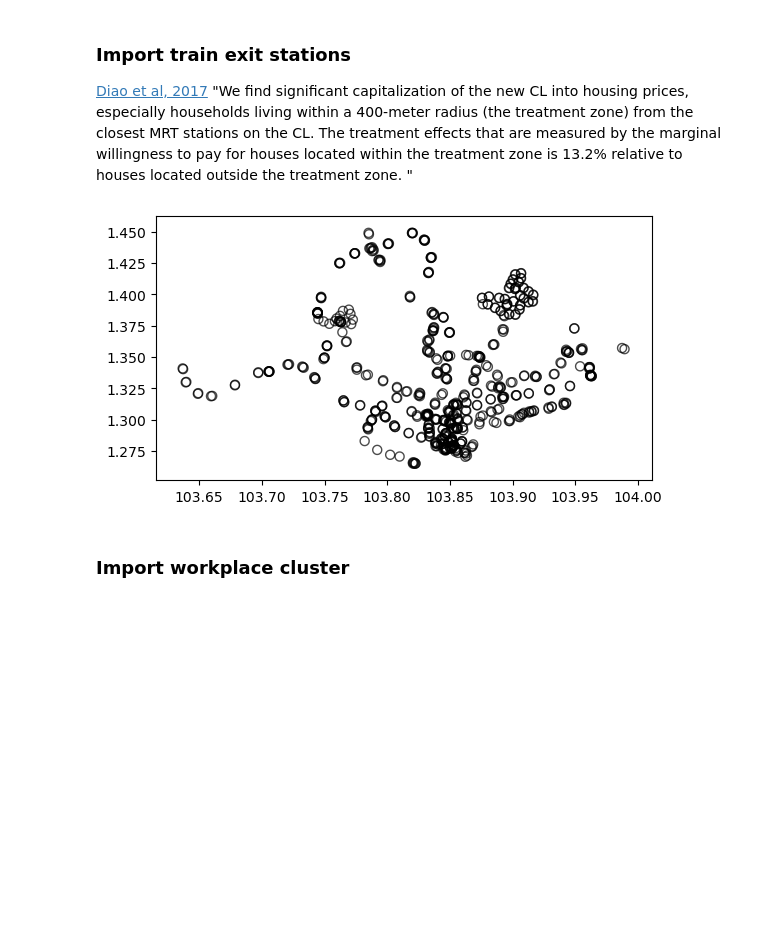
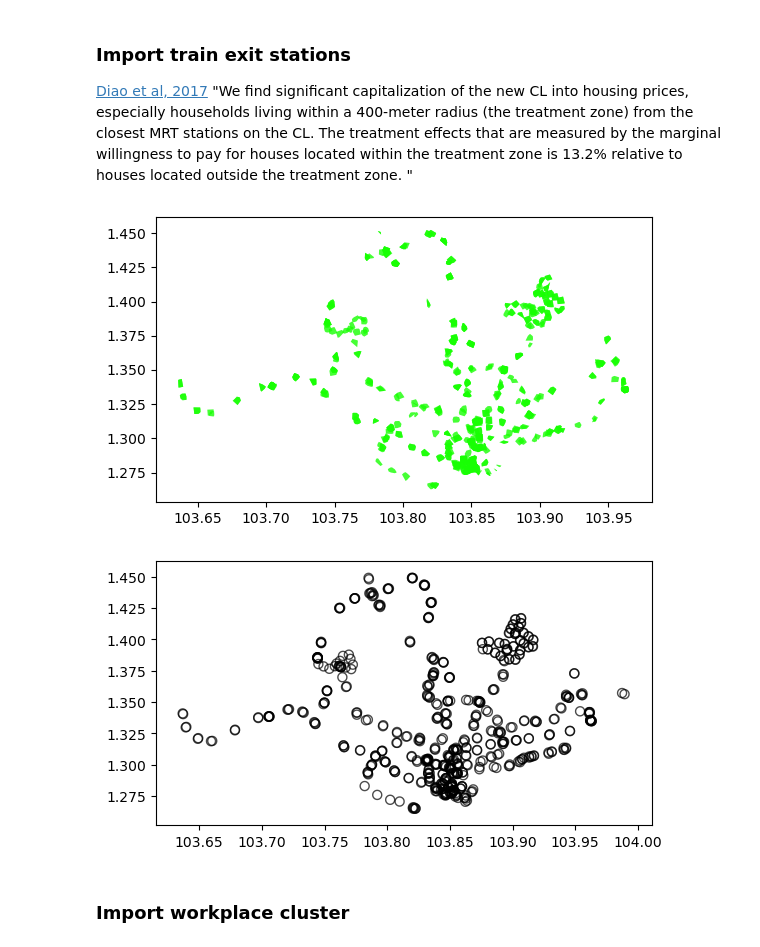
Before and after one commit to pakhuiying/property_prices_flood, a Jupyter notebook: property_prices_analysis.ipynb, the cells around one changed output. Drawn from its saved outputs; the diff is of its cells as text; code cells hidden in the pictures; blank space fills up the shorter version.

```diff
--- a/property_prices_analysis.ipynb
+++ b/property_prices_analysis.ipynb
@@ -107,16 +224,24 @@ Length of bus stops:  5061
 # %%
 trainExits = gpd.read_file(r"C:\Users\hypak\OneDrive - Singapore Management University\Documents\Data\SG_LTA\TrainStationExit\Train_Station_Exit_Layer.shp")
 trainExits = trainExits.to_crs(planningArea_shp.crs)
 trainExits['exit_lat'] = trainExits['geometry'].y
 trainExits['exit_lon'] = trainExits['geometry'].x
-trainExits['nodesID_trainExit'] = ox.nearest_nodes(G_car,X=trainExits['exit_lon'],Y=trainExits['exit_lat'])
+trainExits['nodesID_walk_trainExit'] = ox.nearest_nodes(G_car,X=trainExits['exit_lon'],Y=trainExits['exit_lat'])
 trainExits.head()
+# get 400m walking distance from MRT
+GSA_train = serviceArea.GetServiceArea(G_walk, trainExits, radius=400)
+# create copy of df
+trainExits_400m_polygon = trainExits.copy()
+trainExits_400m_polygon_geom = GSA_train.get_serviceArea_polygons(trainExits['nodesID_walk_trainExit'].to_list())
+trainExits_400m_polygon['geometry'] = trainExits_400m_polygon_geom['geometry']
+trainExits_400m_polygon.plot(fc="#18FF03",ec="None",alpha=0.8)
 # TODO: May need to remove all the TEL mrt stations since they were not built yet before 2022
-# add a buffer of 400m
-trainExits_400m_buffer = trainExits.copy()
-trainExits_400m_buffer['geometry'] = add_buffer(trainExits, buffer_dist=400, plot=True)
+# add a buffer of 400m (euclidean distance)
+# trainExits_400m_buffer = trainExits.copy()
+# trainExits_400m_buffer['geometry'] = serviceArea.add_buffer(trainExits, buffer_dist=400, plot=True)
 # %% [output]
-[figure, old version]
+[figure, new version]
+[figure, added]
 # %% [markdown]
 ### Import workplace cluster
 # %%
```
Also changed, not shown: parts of 49 cells of this notebook.
